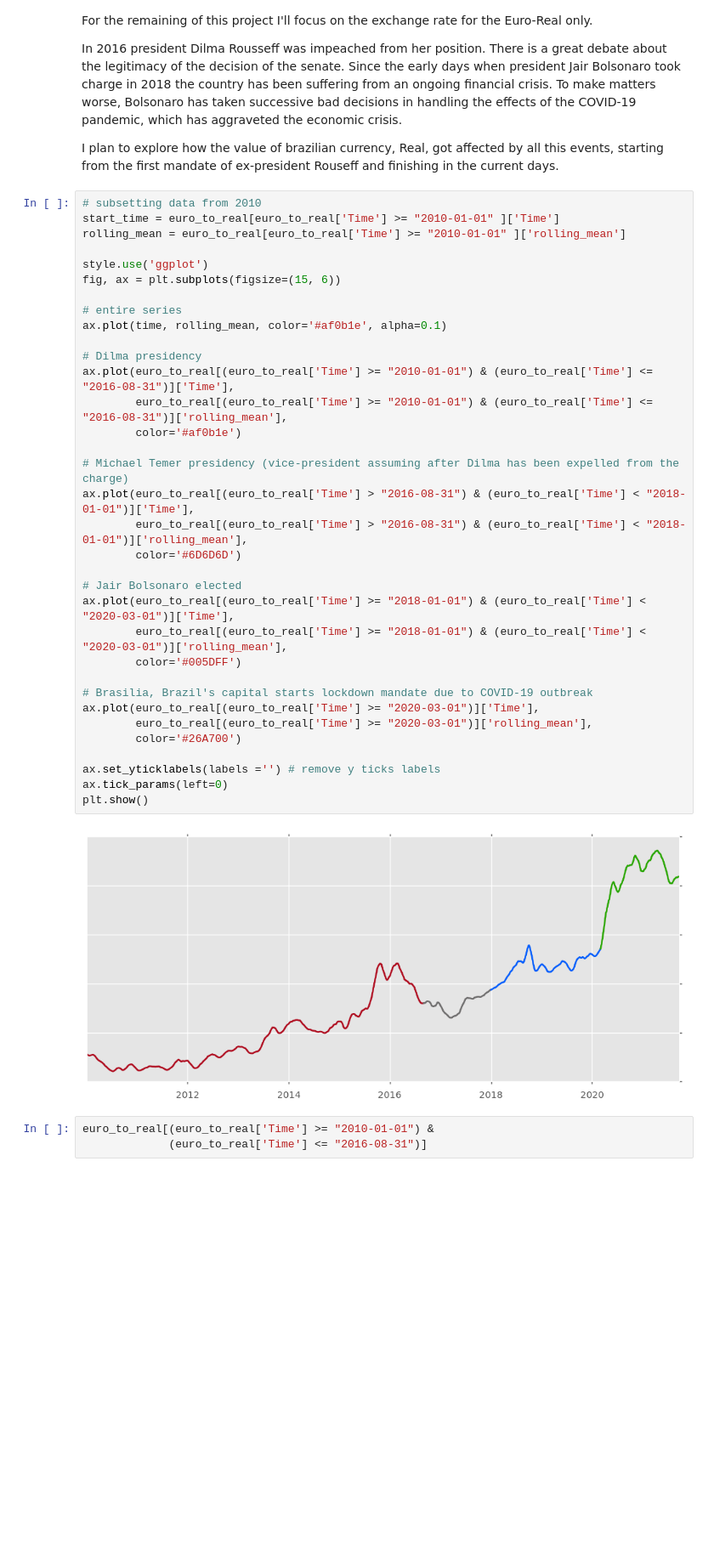
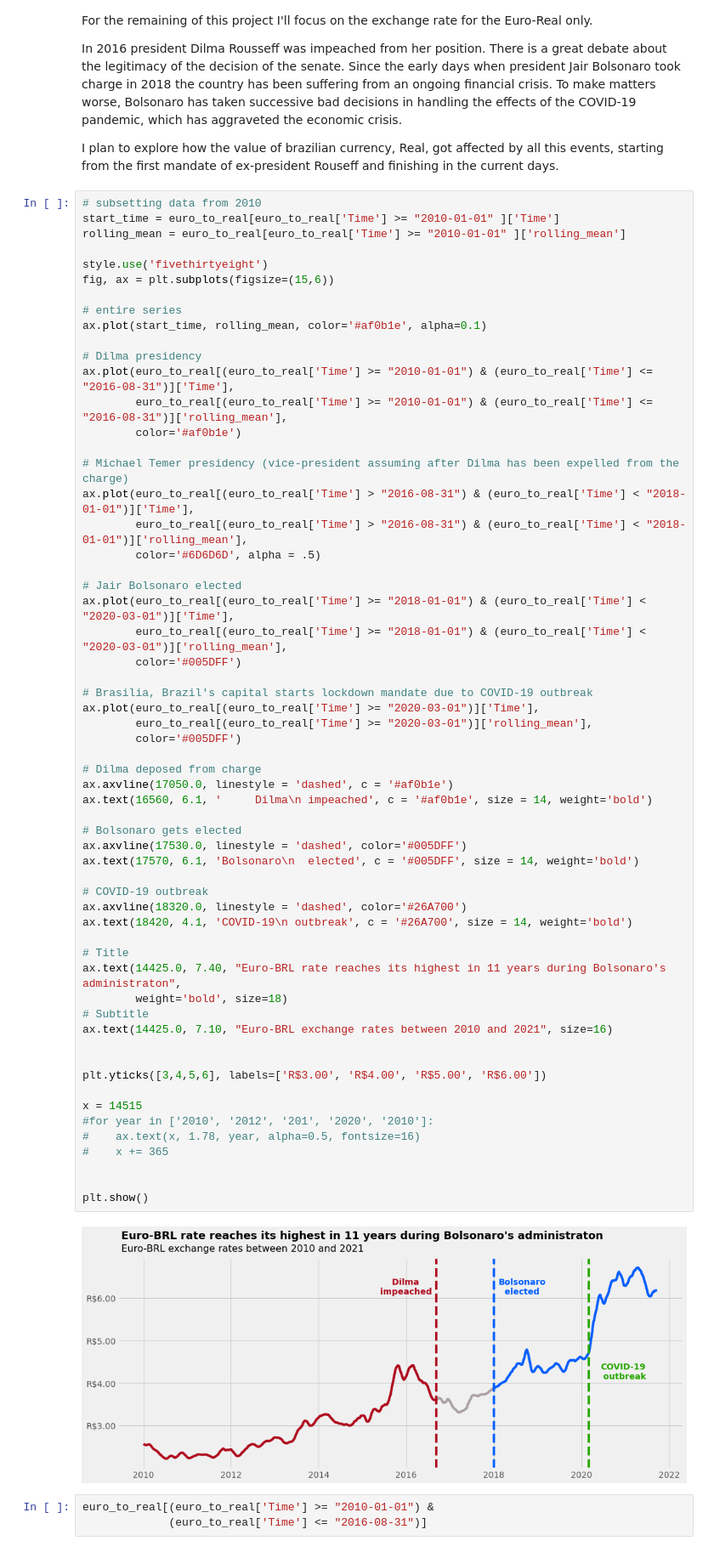
Before and after one commit to marwincarmo/dataquest-projects, a Jupyter notebook: exchange_rates.ipynb, the cells around one changed output. Shown: that part at 85% size. Saved outputs shown, nothing was run; the diff lists cells and outputs as text; blank space fills up the shorter version.

```diff
--- a/exchange_rates.ipynb
+++ b/exchange_rates.ipynb
@@ -150,39 +150,64 @@ I plan to explore how the value of brazilian currency, Real, got affected by all
 # %%
 # subsetting data from 2010
 start_time = euro_to_real[euro_to_real['Time'] >= "2010-01-01" ]['Time']
 rolling_mean = euro_to_real[euro_to_real['Time'] >= "2010-01-01" ]['rolling_mean']
 
-style.use('ggplot')
-fig, ax = plt.subplots(figsize=(15, 6))
+style.use('fivethirtyeight')
+fig, ax = plt.subplots(figsize=(15,6))
 
 # entire series
-ax.plot(time, rolling_mean, color='#af0b1e', alpha=0.1)
+ax.plot(start_time, rolling_mean, color='#af0b1e', alpha=0.1)
 
 # Dilma presidency
 ax.plot(euro_to_real[(euro_to_real['Time'] >= "2010-01-01") & (euro_to_real['Time'] <= "2016-08-31")]['Time'],
         euro_to_real[(euro_to_real['Time'] >= "2010-01-01") & (euro_to_real['Time'] <= "2016-08-31")]['rolling_mean'],
         color='#af0b1e')
 
 # Michael Temer presidency (vice-president assuming after Dilma has been expelled from the charge)
 ax.plot(euro_to_real[(euro_to_real['Time'] > "2016-08-31") & (euro_to_real['Time'] < "2018-01-01")]['Time'],
         euro_to_real[(euro_to_real['Time'] > "2016-08-31") & (euro_to_real['Time'] < "2018-01-01")]['rolling_mean'],
-        color='#6D6D6D')
+        color='#6D6D6D', alpha = .5)
 
 # Jair Bolsonaro elected
 ax.plot(euro_to_real[(euro_to_real['Time'] >= "2018-01-01") & (euro_to_real['Time'] < "2020-03-01")]['Time'],
         euro_to_real[(euro_to_real['Time'] >= "2018-01-01") & (euro_to_real['Time'] < "2020-03-01")]['rolling_mean'],
         color='#005DFF')
 
 # Brasilia, Brazil's capital starts lockdown mandate due to COVID-19 outbreak
 ax.plot(euro_to_real[(euro_to_real['Time'] >= "2020-03-01")]['Time'],
         euro_to_real[(euro_to_real['Time'] >= "2020-03-01")]['rolling_mean'],
-        color='#26A700')
+        color='#005DFF')
 
-ax.set_yticklabels(labels ='') # remove y ticks labels
-ax.tick_params(left=0)
+# Dilma deposed from charge
+ax.axvline(17050.0, linestyle = 'dashed', c = '#af0b1e')
+ax.text(16560, 6.1, '     Dilma\n impeached', c = '#af0b1e', size = 14, weight='bold')
+
+# Bolsonaro gets elected
+ax.axvline(17530.0, linestyle = 'dashed', color='#005DFF')
+ax.text(17570, 6.1, 'Bolsonaro\n  elected', c = '#005DFF', size = 14, weight='bold')
+
+# COVID-19 outbreak
+ax.axvline(18320.0, linestyle = 'dashed', color='#26A700')
+ax.text(18420, 4.1, 'COVID-19\n outbreak', c = '#26A700', size = 14, weight='bold')
+
+# Title
+ax.text(14425.0, 7.40, "Euro-BRL rate reaches its highest in 11 years during Bolsonaro's administraton",
+        weight='bold', size=18)
+# Subtitle
+ax.text(14425.0, 7.10, "Euro-BRL exchange rates between 2010 and 2021", size=16)
+
+
+plt.yticks([3,4,5,6], labels=['R$3.00', 'R$4.00', 'R$5.00', 'R$6.00'])
+
+x = 14515
+#for year in ['2010', '2012', '201', '2020', '2010']:
+#    ax.text(x, 1.78, year, alpha=0.5, fontsize=16)
+#    x += 365
+
+
 plt.show()
 # %% [output]
-[figure, old version]
+[figure, new version]
 # %%
 euro_to_real[(euro_to_real['Time'] >= "2010-01-01") &
              (euro_to_real['Time'] <= "2016-08-31")]
```
Also changed, not shown: parts of 2 cells of this notebook.
